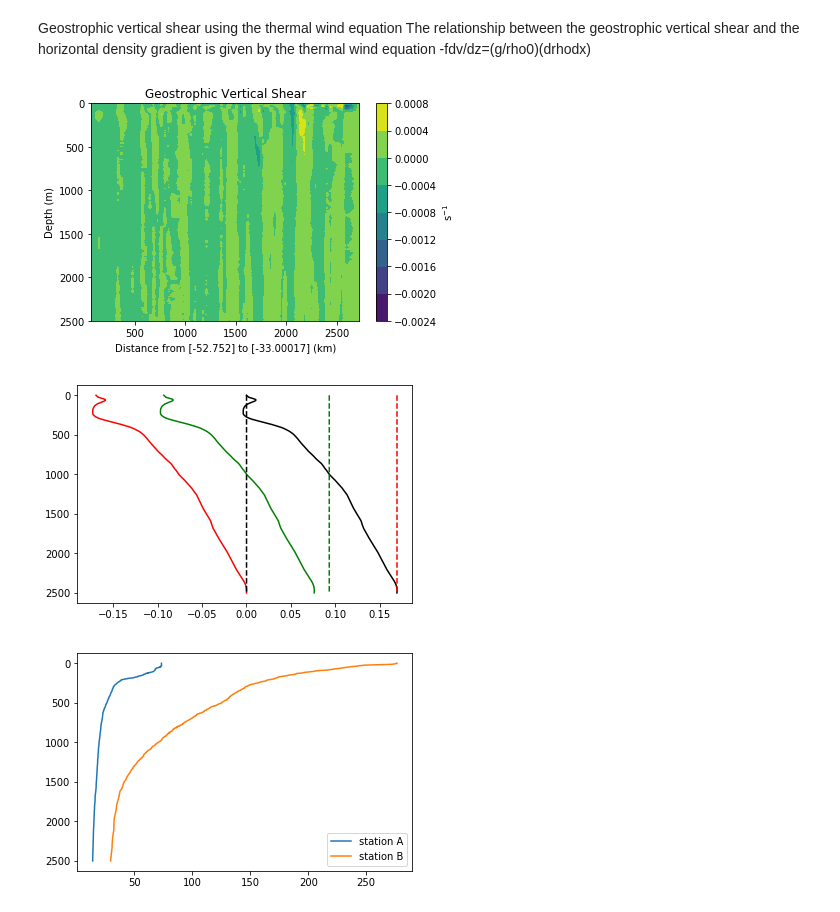
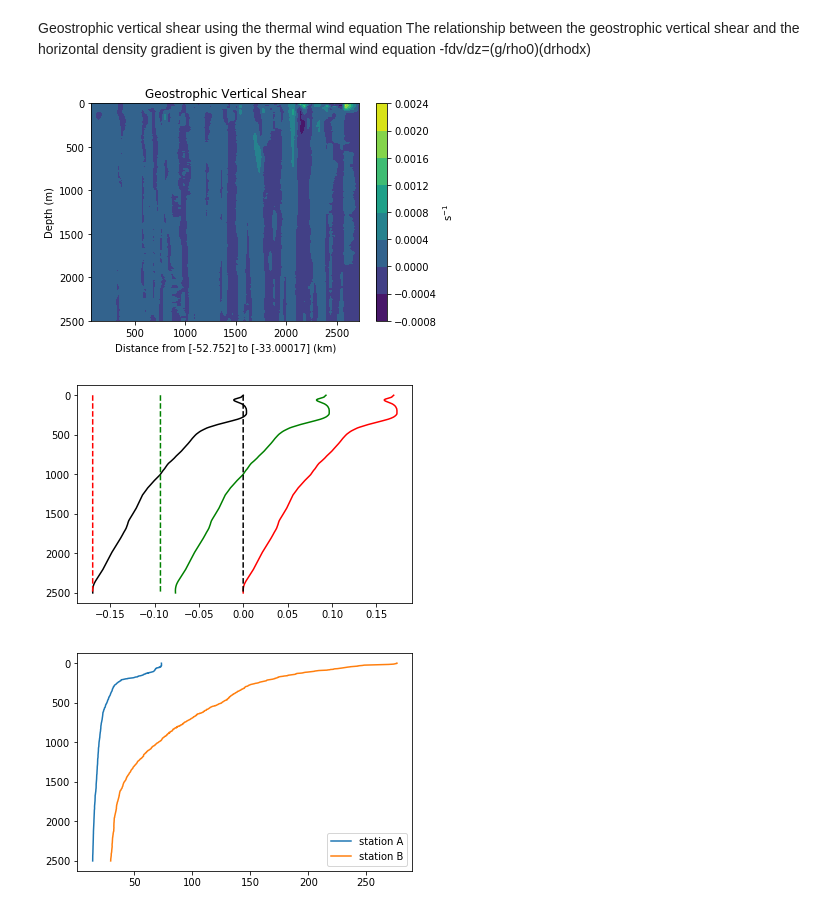
Before and after one commit to isgiddy/oc4920_code, a Jupyter notebook: Week1_Exercise1.ipynb, the cells around one changed output. Cells and saved outputs as stored; diff of their text form; code cells hidden in the pictures.

```diff
--- a/Week1_Exercise1.ipynb
+++ b/Week1_Exercise1.ipynb
@@ -188,22 +188,22 @@ geostrophic vertical shear and the horizontal density gradient is given by the t
 # %%
 #compute coriolis acceleration
 def coriolis_acc(lat,omega=0.729*10**-4):
     return 2*omega*np.sin(lat/360.*2*np.pi)
 
 f=coriolis_acc(dat['lat'])
 g=9.8 # define gravitaional acceleration
 ref_dens=1000.
-geo_vert_shear=-((g/ref_dens)*(del_pot_dens0))/f[:-1]
+geo_vert_shear=-((g/ref_dens)*(del_pot_dens0))/-f[:-1]
 #plot
 cf=plt.contourf(xx/1000,yy,geo_vert_shear.T)
 plt.gca().invert_yaxis()
 plt.xlabel('Distance from {} to {} (km)'.format(dat['lat'][0],dat['lat'][-1]))
 plt.ylabel('Depth (m)')
 plt.title('Geostrophic Vertical Shear')
 cbar=plt.colorbar(cf)
 cbar.set_label('s$^{-1}$')
 # %% [output]
-[figure, old version]
+[figure, new version]
 # %%
 #### Compute geostrophic velocity with level of no motion at 1000m
 idx=abs(dat['pres_en_cours']-1000.).argmin()
@@ -228,7 +228,7 @@ plt.plot(nomotion_bot[:,30],dat['pres_en_cours'].T,linestyle='--',c='r')
 
 plt.gca().invert_yaxis()
 # %% [output]
-[figure, old version]
+[figure, new version]
 # %%
 # Compute specific volume anomaly
 alpha=gsw.specvol(abs_sal,tcons,dat['pres_en_cours'])
```
Also changed, not shown: parts of 1 cell of this notebook.
